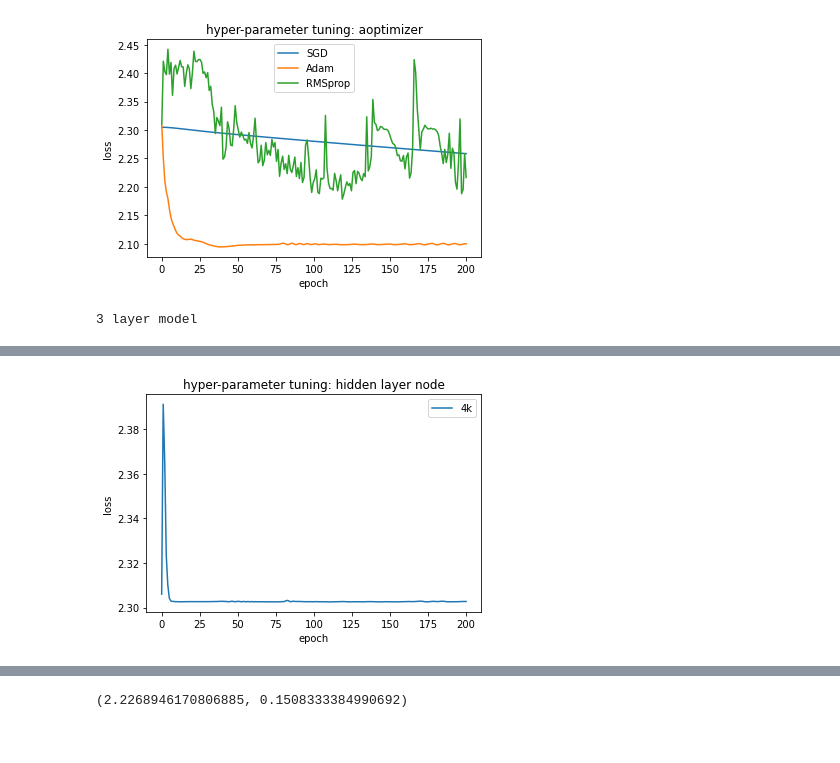
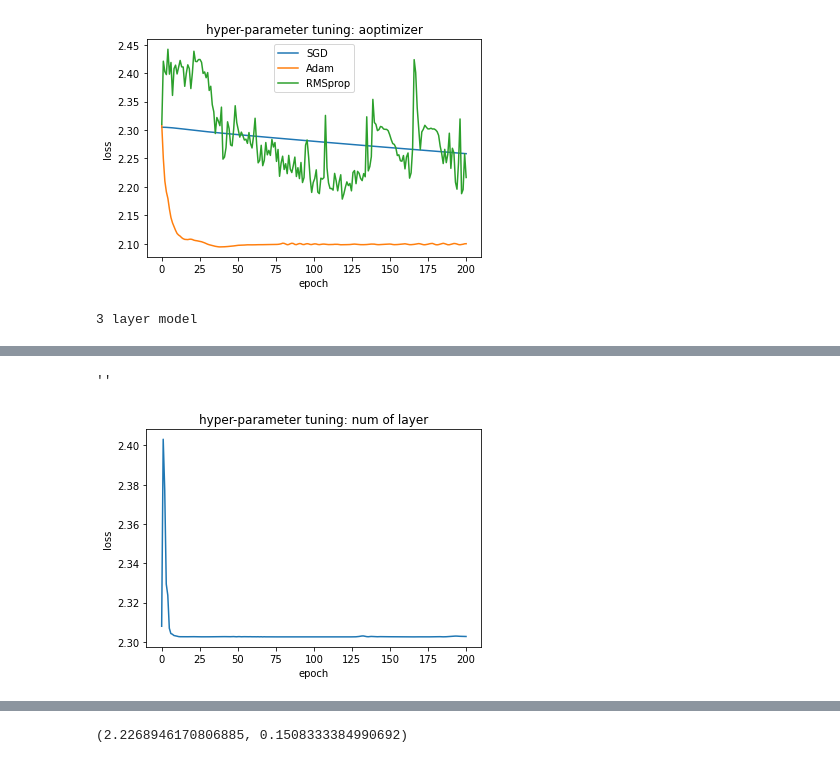
Before and after one commit to xiaoshaoyc/CSCI-4962, a Jupyter notebook: CSCI_4962_hw3.ipynb, the cells around one changed output, grey strips where cells are left out. Saved outputs shown, nothing was run; the diff lists cells and outputs as text; code cells hidden in the pictures.

```diff
--- a/CSCI_4962_hw3.ipynb
+++ b/CSCI_4962_hw3.ipynb
@@ -45,0 +81,10 @@ torch.Size([60000])
+# %%
+print(dataset_X.shape)
+
+num_per_class = []
+for i in range(10):
+  num_per_class.append(
+      len(list(filter(lambda x:x==i, dataset_Y)))
+  )
+
+print(num_per_class)
@@ -295,14 +348,17 @@ loss_list = train(epoch, model, loss_fn, optimizer, train_loader)
 
 # validation
 dev_loader = DataLoader(dev_XY, batch_size=len(dev_XY), shuffle=False)
-validation(model, dev_loader)
+loss_value, acc_value = validation(model, dev_loader)
+print(f"val_loss={loss_value}, val_accuracy={acc_value}")
 
 # plot
 x_index_list = np.linspace(0, epoch, len(loss_list))
-plt.plot(x_index_list, loss_list, label=f"{i+1}k")
+plt.plot(x_index_list, loss_list)
 plt.xlabel("epoch")
 plt.ylabel("loss")
-plt.legend()
-plt.title(f"hyper-parameter tuning: hidden layer node")
+plt.title(f"hyper-parameter tuning: num of layer")
+""
+
+# increasing the num of layers does not help in our problem
 # %% [output]
 3 layer model
@@ -310 +366,2 @@ Text(0.5, 1.0, 'hyper-parameter tuning: hidden layer node')
+''
-[figure, old version]
+[figure, new version]
```
Also changed, not shown: parts of 17 cells of this notebook.
